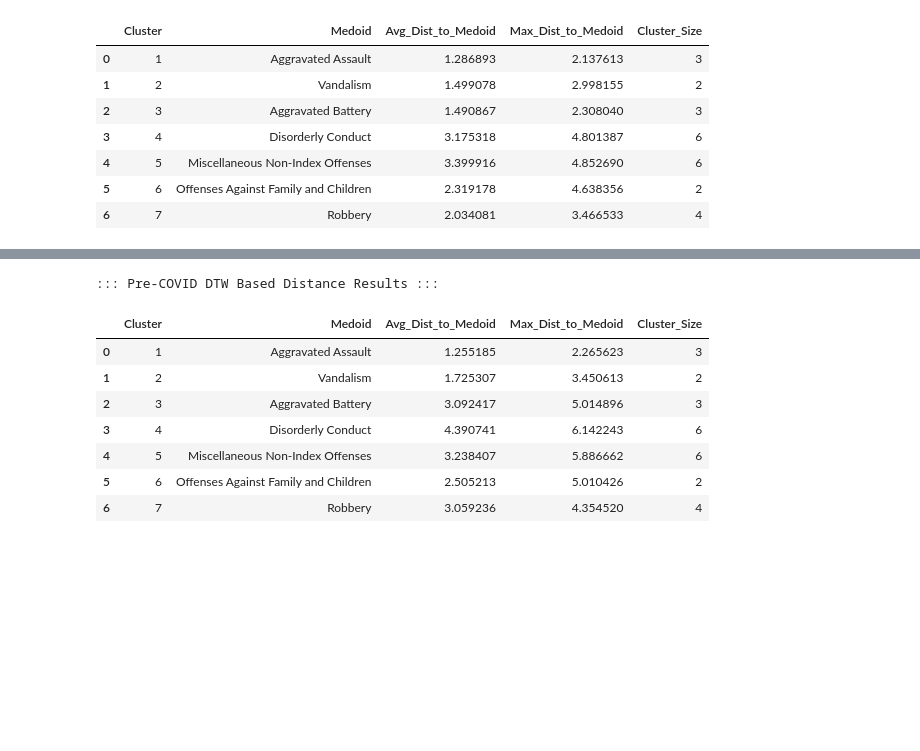
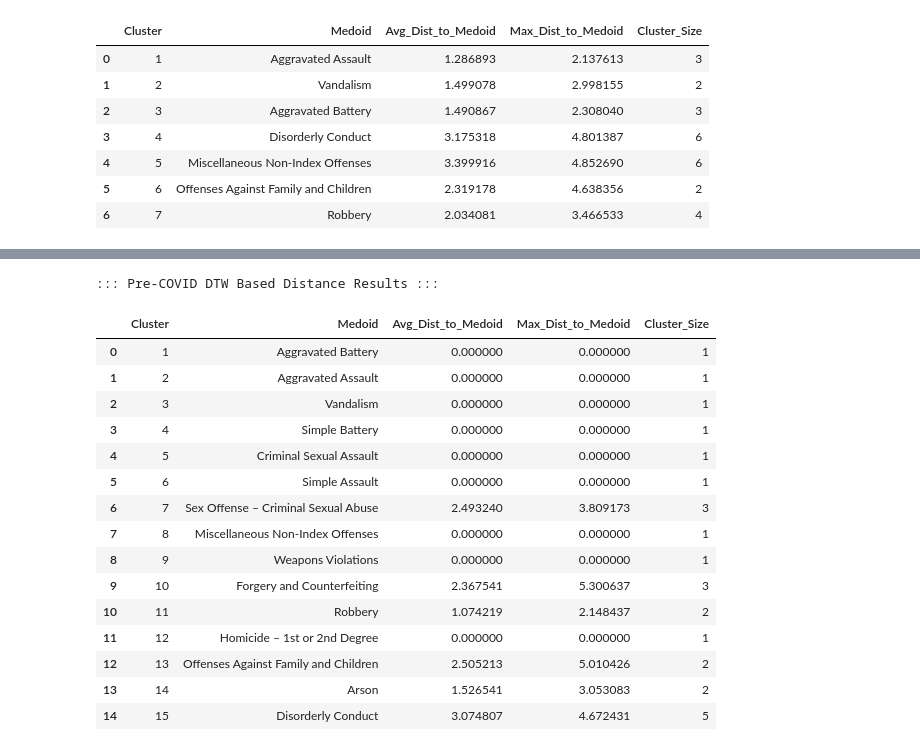
Before and after one commit to SirErikPak/ChicagoCrime, a Jupyter notebook: Notebook/ChicagoCrimeStructuralAnalysis.ipynb, the cells around one changed output, grey strips where cells are left out. Saved outputs shown, nothing was run; the diff lists cells and outputs as text; code cells hidden in the pictures; blank space fills up the shorter version.

```diff
--- a/Notebook/ChicagoCrimeStructuralAnalysis.ipynb
+++ b/Notebook/ChicagoCrimeStructuralAnalysis.ipynb
@@ -298,7 +355,7 @@ def structural_dia(results: dict, msg: str='', depth: int=2):
 * With correlation distance, average or complete is usually safest. Single linkage is okay if you want to explore chains, but interpret with caution.
 # %%
 # Run
-all_results = best_method(loaded_vecs, msg='Correlation Based Distance')
+corr_all_results = best_method(corr_vecs, msg='Correlation Based Distance')
 # %% [output]
 ::: Processing Period: Pre Correlation Based Distance:::
 Method: complete | CCC: 0.4983
@@ -325,14 +382,14 @@ fig, axes = plt.subplots(1, 3, figsize=(24, 10), sharey=True)
 
 for i, period in enumerate(['pre', 'covid', 'post']):
     # Retrieve the best linkage and method name for this period
-    Z_best = all_results[period]['best_linkage']
-    best_m = all_results[period]['best_method']
+    Z_best = corr_all_results[period]['best_linkage']
+    best_m = corr_all_results[period]['best_method']
     ax = axes[i]
 
     # Generate the dendrogram on the specific subplot axis
     hierarchy.dendrogram(
         Z_best,
-        labels=loaded_dfs[period].index,
+        labels=corr_dfs[period].index,
         leaf_rotation=90, # Increased rotation for better readability in subplots
         leaf_font_size=10,
         above_threshold_color='gray',
@@ -566,9 +763,9 @@ def calculate_cluster_tightness(dist_matrix, cluster_ids, medoid_indices, labels
 # %%
 # Crime Labels ( all the same for three eras
-crime_labels = loaded_dfs['pre'].index.to_list()
+crime_labels = corr_dfs['pre'].index.to_list()
 
 # Run at your diagnostic k values
-pre_clusters, anchors_pre = run_kmedoids(loaded_vecs['pre'], k=4, labels=crime_labels, era_name= 'Pre-COVID Correlation Based Distance')
-covid_clusters, anchors_covid = run_kmedoids(loaded_vecs['covid'], k=3, labels=crime_labels, era_name= 'COVID Correlation Based Distance')
-post_clusters, anchors_post = run_kmedoids(loaded_vecs['post'], k=5, labels=crime_labels, era_name= 'Post-COVID Correlation Based Distance')
+corr_pre_clusters, corr_anchors_pre = run_kmedoids(corr_vecs['pre'], k=4, labels=crime_labels, era_name= 'Pre-COVID Correlation Based Distance')
+corr_covid_clusters, corr_anchors_covid = run_kmedoids(corr_vecs['covid'], k=3, labels=crime_labels, era_name= 'COVID Correlation Based Distance')
+corr_post_clusters, corr_anchors_post = run_kmedoids(corr_vecs['post'], k=5, labels=crime_labels, era_name= 'Post-COVID Correlation Based Distance')
 # %% [output]
@@ -979,7 +1310,7 @@ Post   0.003461  0.021722  1.000000
 ## Clustering
 # %%
 # Run at your diagnostic k values
-pre_clusters, anchors_pre = run_kmedoids(dtw_vecs['pre'], k=7, labels=crime_labels, era_name= 'Pre-COVID DTW Based Distance')
-covid_clusters, anchors_covid = run_kmedoids(dtw_vecs['covid'], k=15, labels=crime_labels, era_name= 'COVID DTW Based Distance')
-post_clusters, anchors_post = run_kmedoids(dtw_vecs['post'], k=3, labels=crime_labels, era_name= 'Post-COVID DTW Based Distance')
+dtw_pre_clusters, dtw_anchors_pre = run_kmedoids(dtw_vecs['pre'], k=7, labels=crime_labels, era_name= 'Pre-COVID DTW Based Distance')
+dtw_covid_clusters, dtw_anchors_covid = run_kmedoids(dtw_vecs['covid'], k=15, labels=crime_labels, era_name= 'COVID DTW Based Distance')
+dtw_post_clusters, dtw_anchors_post = run_kmedoids(dtw_vecs['post'], k=3, labels=crime_labels, era_name= 'Post-COVID DTW Based Distance')
 # %% [output]
@@ -1019,16 +1410,24 @@ post_tightness
 # %%
 # Run for the Pre era
-post_tightness = calculate_cluster_tightness(dtw_vecs['covid'], pre_clusters, anchors_pre, crime_labels)
+post_tightness = calculate_cluster_tightness(dtw_vecs['covid'], dtw_covid_clusters, dtw_anchors_covid, crime_labels)
 
 print("\n::: Pre-COVID DTW Based Distance Results :::")
 post_tightness
 # %% [output]
 ::: Pre-COVID DTW Based Distance Results :::
 |  | Cluster | Medoid | Avg_Dist_to_Medoid | Max_Dist_to_Medoid | Cluster_Size |
-| 0 | 1 | Aggravated Assault | 1.255185 | 2.265623 | 3 |
-| 1 | 2 | Vandalism | 1.725307 | 3.450613 | 2 |
-| 2 | 3 | Aggravated Battery | 3.092417 | 5.014896 | 3 |
-| 3 | 4 | Disorderly Conduct | 4.390741 | 6.142243 | 6 |
-| 4 | 5 | Miscellaneous Non-Index Offenses | 3.238407 | 5.886662 | 6 |
-| 5 | 6 | Offenses Against Family and Children | 2.505213 | 5.010426 | 2 |
-| 6 | 7 | Robbery | 3.059236 | 4.354520 | 4 |
+| 0 | 1 | Aggravated Battery | 0.000000 | 0.000000 | 1 |
+| 1 | 2 | Aggravated Assault | 0.000000 | 0.000000 | 1 |
+| 2 | 3 | Vandalism | 0.000000 | 0.000000 | 1 |
+| 3 | 4 | Simple Battery | 0.000000 | 0.000000 | 1 |
+| 4 | 5 | Criminal Sexual Assault | 0.000000 | 0.000000 | 1 |
+| 5 | 6 | Simple Assault | 0.000000 | 0.000000 | 1 |
+| 6 | 7 | Sex Offense – Criminal Sexual Abuse | 2.493240 | 3.809173 | 3 |
+| 7 | 8 | Miscellaneous Non-Index Offenses | 0.000000 | 0.000000 | 1 |
+| 8 | 9 | Weapons Violations | 0.000000 | 0.000000 | 1 |
+| 9 | 10 | Forgery and Counterfeiting | 2.367541 | 5.300637 | 3 |
+| 10 | 11 | Robbery | 1.074219 | 2.148437 | 2 |
+| 11 | 12 | Homicide – 1st or 2nd Degree | 0.000000 | 0.000000 | 1 |
+| 12 | 13 | Offenses Against Family and Children | 2.505213 | 5.010426 | 2 |
+| 13 | 14 | Arson | 1.526541 | 3.053083 | 2 |
+| 14 | 15 | Disorderly Conduct | 3.074807 | 4.672431 | 5 |
```
Also changed, not shown: parts of 61 cells of this notebook, 3 other files.
